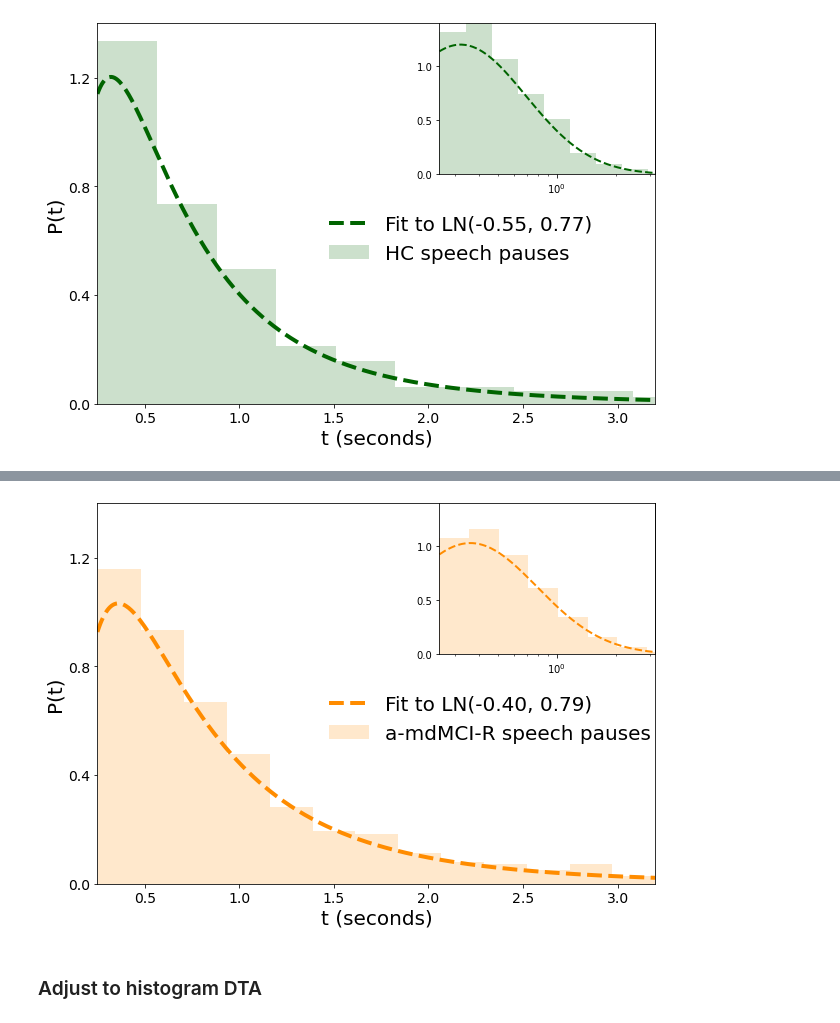
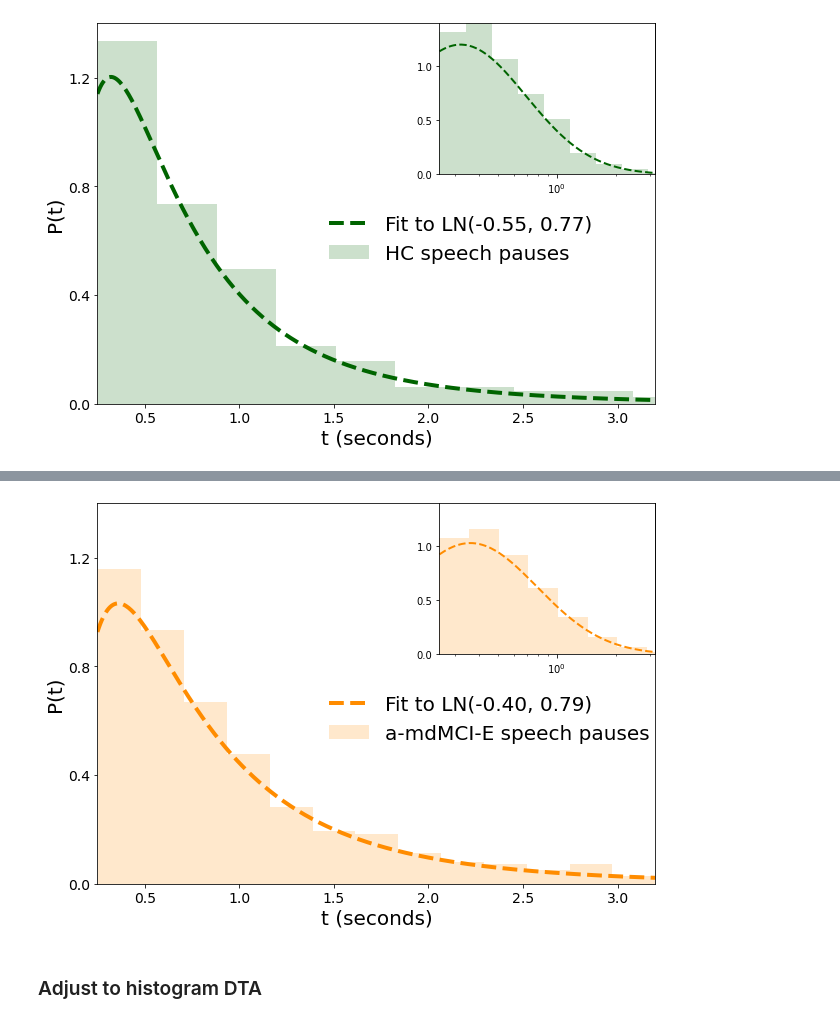
Before and after one commit to ivangtorre/Speech-pause-distribution-as-an-early-marker-for-Alzheimers-disease, a Jupyter notebook: Figures.ipynb, the cells around one changed output, grey strips where cells are left out. Saved outputs shown, nothing was run; the diff lists cells and outputs as text; code cells hidden in the pictures.

```diff
--- a/Figures.ipynb
+++ b/Figures.ipynb
@@ -182,41 +130,41 @@ f.savefig(output_path + "DCLej_Fits.pdf", bbox_inches='tight')
 # %%
 # MAIN PLOT
 f, ax = plt.subplots(figsize=[10,7])
-ax.hist(DCLtm, density=True, bins=15, label = "a-mdMCI-R speech pauses", color="darkorange", alpha=0.2)
+ax.hist(DCLtm, density=True, bins=15, label = "a-mdMCI-E speech pauses", color="darkorange", alpha=0.2)
 ax.plot(x, LN_DCLtm.pdf(x), "--", lw=4, label = "Fit to LN(-0.40, 0.79)",color="darkorange")
 
 
 ax.set_xlabel("t (seconds)", fontsize=14)
 ax.set_ylabel("P(t)", fontsize=14)
 # ax.set_xscale("log")
 
 ax.set_xlabel("t (seconds)", fontsize=20)
 ax.set_ylabel("P(t)", fontsize=20)
 ax.set_xlim([0.25, 3.2])
 ax.set_ylim([0, 1.4])
 
 ax.legend(loc = [0.4,0.35], fontsize=20, frameon=False)
 ax.set_yticks([0, 0.4, 0.8, 1.2])
 ax.tick_params(axis='x', labelsize=14)
 ax.tick_params(axis='y', labelsize=14)
 
 
 
 # # SUBPLOT
 subax = plt.axes([ax.get_position().x1 - .3, ax.get_position().y1 - .3, .3, .3])
 bins10=np.logspace(np.log10(0.25),np.log10(4.1), 9)
 subax.hist(DCLtm, density=True, bins=bins10, color="darkorange", alpha=0.2)
 subax.plot(x, LN_DCLtm.pdf(x), "--", lw=2, color="darkorange")
 
 subax.set_xscale("log")
 subax.set_xlim([0.25, 3.2])
 subax.set_ylim([0, 1.4])
 subax.set_yticks([0, 0.5, 1])
 
 
-f.savefig(output_path + "DCLtm_Fits.pdf", bbox_inches='tight')
+f.savefig(output_path + "a-mdMCI-E_Fits.pdf", bbox_inches='tight')
 # %% [output]
-[figure, old version]
+[figure, new version]
 # %% [markdown]
 ### Adjust to histogram DTA
 # %%
```
Also changed, not shown: parts of 9 cells of this notebook, 2 other files.
